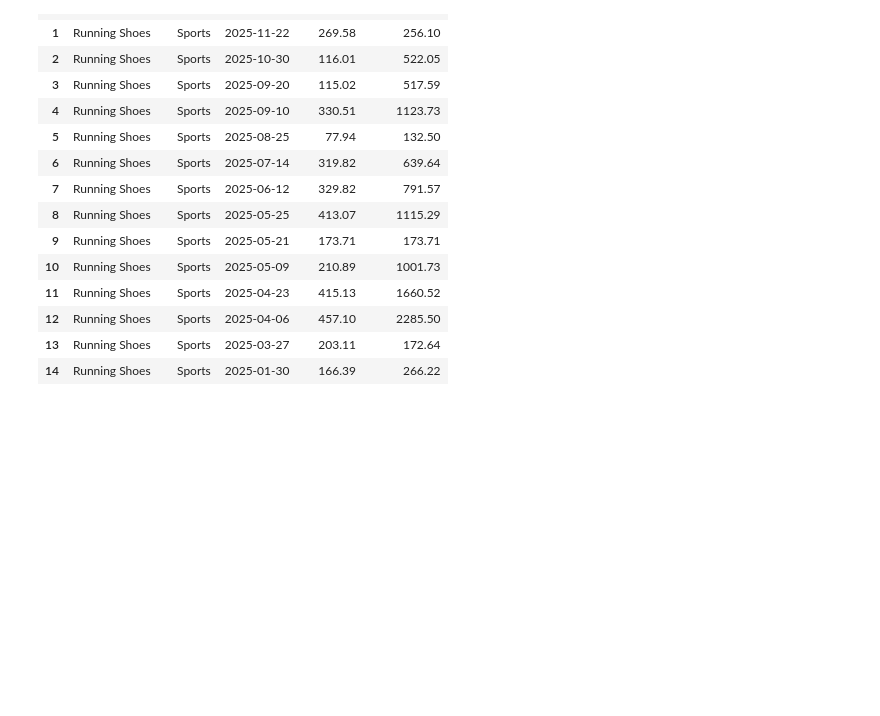
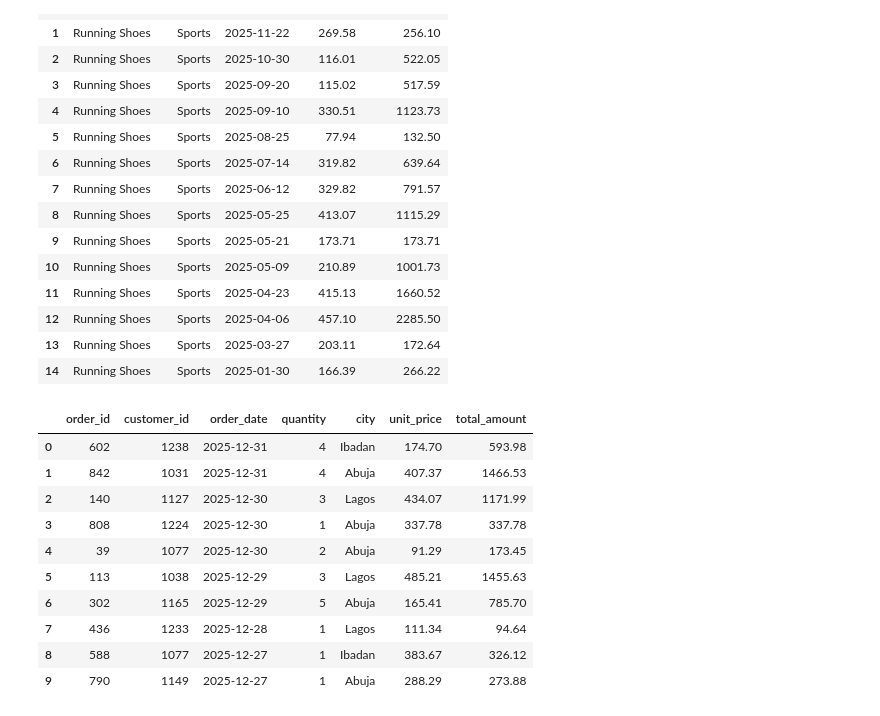
Before and after one commit to Thomasayanfeoluwa/2026-Python-Training-Class---Tutorial-For-Beginners, a Jupyter notebook: sqlite3.ipynb, the cells around one changed output. Saved outputs shown, nothing was run; the diff lists cells and outputs as text; code cells hidden in the pictures; blank space fills up the shorter version.

```diff
--- a/sqlite3.ipynb
+++ b/sqlite3.ipynb
@@ -277,3 +277,23 @@ run_sql("""
 | 12 | Running Shoes | Sports | 2025-04-06 | 457.10 | 2285.50 |
 | 13 | Running Shoes | Sports | 2025-03-27 | 203.11 | 172.64 |
 | 14 | Running Shoes | Sports | 2025-01-30 | 166.39 | 266.22 |
+# %%
+run_sql("""
+    SELECT order_id, customer_id, order_date, quantity, city, unit_price, total_amount
+    FROM orders
+    WHERE city IN('Lagos', 'Ibadan', 'Abuja')
+    ORDER BY order_date DESC
+    LIMIT 10;
+""")
+# %% [output]
+|  | order_id | customer_id | order_date | quantity | city | unit_price | total_amount |
+| 0 | 602 | 1238 | 2025-12-31 | 4 | Ibadan | 174.70 | 593.98 |
+| 1 | 842 | 1031 | 2025-12-31 | 4 | Abuja | 407.37 | 1466.53 |
+| 2 | 140 | 1127 | 2025-12-30 | 3 | Lagos | 434.07 | 1171.99 |
+| 3 | 808 | 1224 | 2025-12-30 | 1 | Abuja | 337.78 | 337.78 |
+| 4 | 39 | 1077 | 2025-12-30 | 2 | Abuja | 91.29 | 173.45 |
+| 5 | 113 | 1038 | 2025-12-29 | 3 | Lagos | 485.21 | 1455.63 |
+| 6 | 302 | 1165 | 2025-12-29 | 5 | Abuja | 165.41 | 785.70 |
+| 7 | 436 | 1233 | 2025-12-28 | 1 | Lagos | 111.34 | 94.64 |
+| 8 | 588 | 1077 | 2025-12-27 | 1 | Ibadan | 383.67 | 326.12 |
+| 9 | 790 | 1149 | 2025-12-27 | 1 | Abuja | 288.29 | 273.88 |
```
Also changed, not shown: parts of 3 cells of this notebook, 1 other file.
